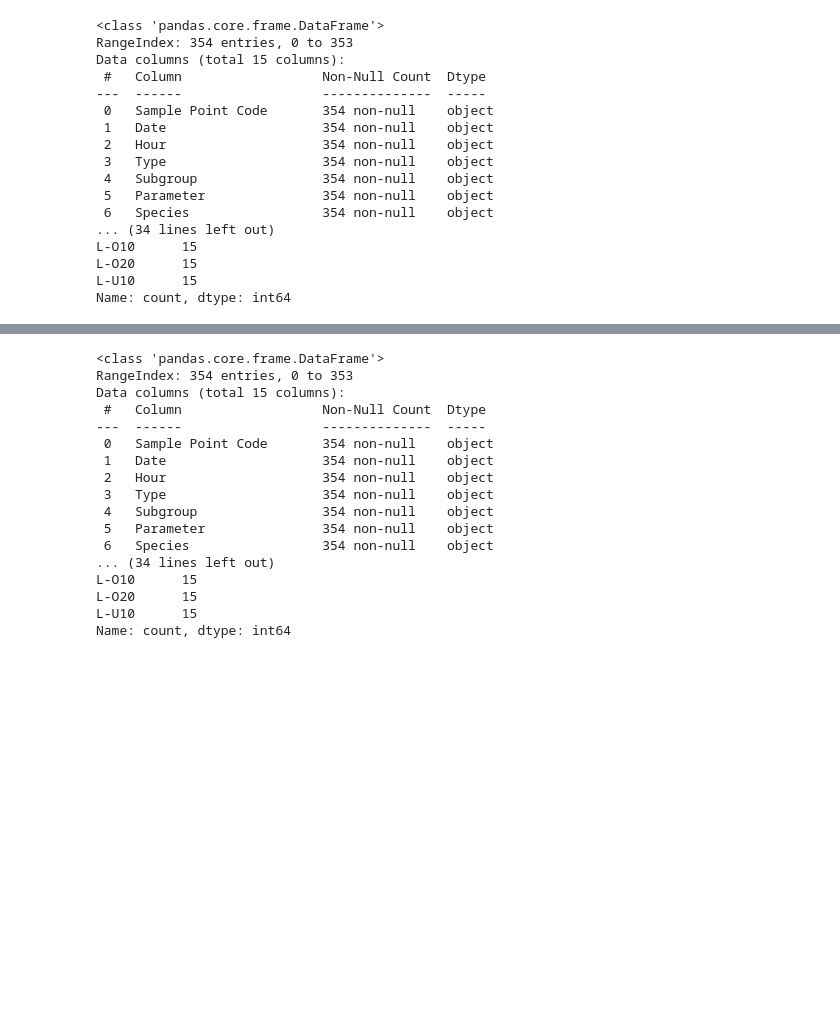
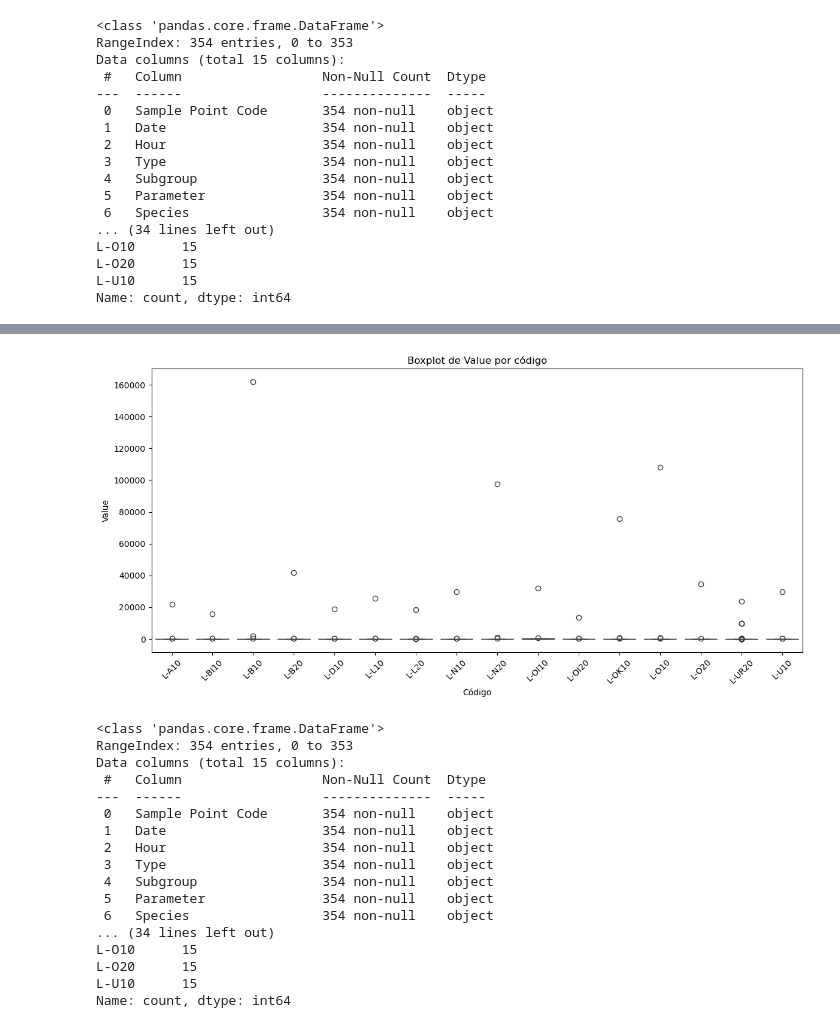
Before and after one commit to UrdaxAgirregomezkorta/analisis-de-aguas-subterraneas-2025, a Jupyter notebook: notebooks/analisis.ipynb, the cells around one changed output, grey strips where cells are left out. Drawn from its saved outputs; the diff is of its cells as text; code cells hidden in the pictures; blank space fills up the shorter version.

```diff
--- a/notebooks/analisis.ipynb
+++ b/notebooks/analisis.ipynb
@@ -185,3 +203,19 @@ else:
+# %%
+# Boxplot de la primera columna numérica por código
+if num_cols:
+    col = num_cols[0]
+    plt.figure(figsize=(12,6))
+    sns.boxplot(data=combined_df, x='code', y=col)
+    plt.title(f'Boxplot de {col} por código')
+    plt.xlabel('Código')
+    plt.ylabel(col)
+    plt.xticks(rotation=45)
+    plt.tight_layout()
+    plt.show()
+else:
+    print('No se encontraron columnas numéricas para graficar.')
+# %% [output]
+[figure, added]
 # %%
 import pandas as pd
 
```
Also changed, not shown: parts of 3 cells of this notebook.
